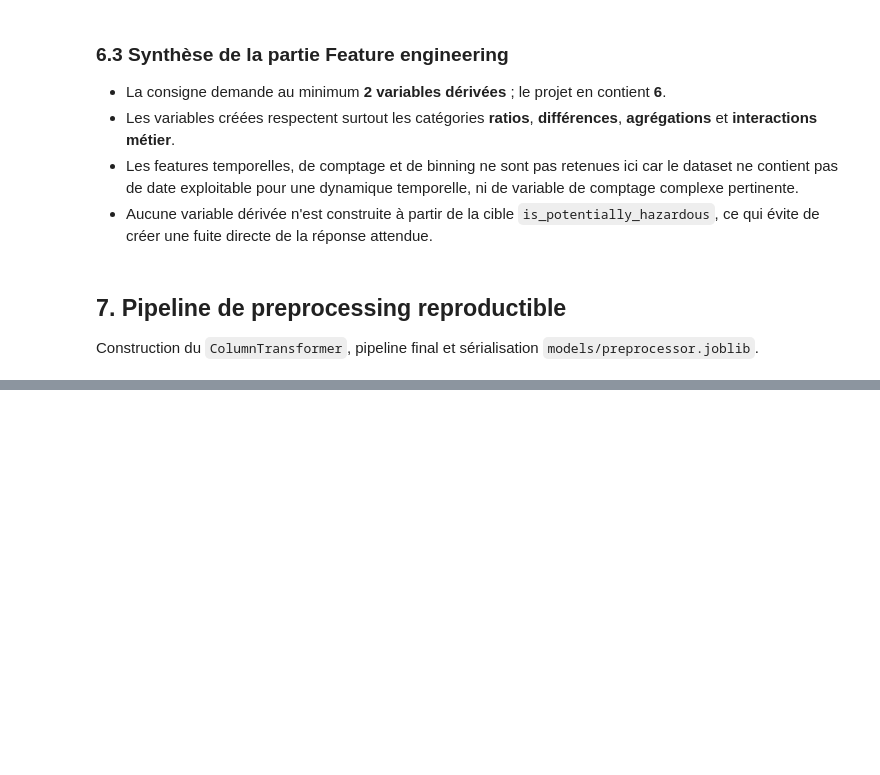
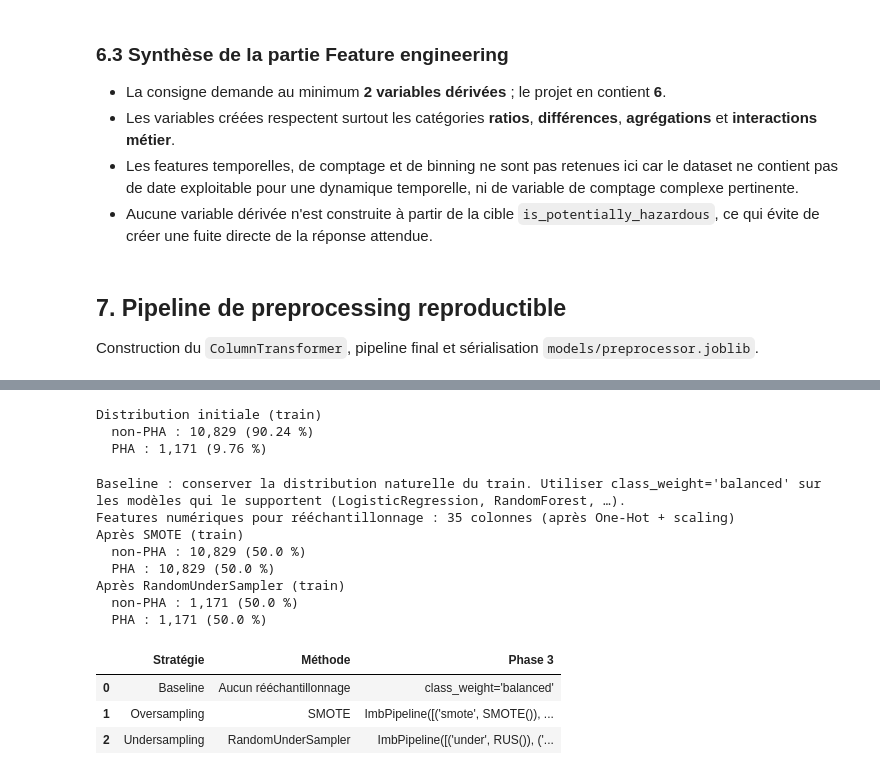
Before and after one commit to zakariyaee/Projet_ML, a Jupyter notebook: notebooks/03_preprocessing.ipynb, the cells around one changed output, grey strips where cells are left out. Cells and saved outputs as stored; diff of their text form; code cells hidden in the pictures; blank space fills up the shorter version.

```diff
--- a/notebooks/03_preprocessing.ipynb
+++ b/notebooks/03_preprocessing.ipynb
@@ -510,0 +666,62 @@ print("Preprocessor sérialisé dans models/preprocessor.joblib")
+# %%
+from imblearn.over_sampling import SMOTE
+from imblearn.under_sampling import RandomUnderSampler
+from imblearn.pipeline import Pipeline as ImbPipeline
+
+X_tr = train_df.drop(columns=[TARGET])
+y_tr = train_df[TARGET]
+
+def class_distribution(y, title):
+    counts = pd.Series(y).value_counts().sort_index()
+    pct = (counts / len(y) * 100).round(2)
+    print(f"{title}")
+    for cls, n in counts.items():
+        label = "PHA" if cls == 1 else "non-PHA"
+        print(f"  {label} : {n:,} ({pct[cls]} %)")
+
+class_distribution(y_tr, "Distribution initiale (train)")
+# %% [output]
+Distribution initiale (train)
+  non-PHA : 10,829 (90.24 %)
+  PHA : 1,171 (9.76 %)
+# %%
+# 1) Baseline — pas de rééquilibrage (class_weight='balanced' en Phase 3)
+baseline_note = (
+    "Baseline : conserver la distribution naturelle du train. "
+    "Utiliser class_weight='balanced' sur les modèles qui le supportent (LogisticRegression, RandomForest, …)."
+)
+print(baseline_note)
+
+# SMOTE / undersampling exigent des features numériques : encodage via le preprocessor (section 7)
+X_tr_num = preprocessor.fit_transform(X_tr)
+print(f"Features numériques pour rééchantillonnage : {X_tr_num.shape[1]} colonnes (après One-Hot + scaling)")
+
+# 2) SMOTE — oversampling de la classe minoritaire
+smote = SMOTE(random_state=RANDOM_STATE)
+X_smote, y_smote = smote.fit_resample(X_tr_num, y_tr)
+class_distribution(y_smote, "Après SMOTE (train)")
+
+# 3) RandomUnderSampler — undersampling de la majoritaire
+rus = RandomUnderSampler(random_state=RANDOM_STATE)
+X_under, y_under = rus.fit_resample(X_tr_num, y_tr)
+class_distribution(y_under, "Après RandomUnderSampler (train)")
+
+resampling_summary = pd.DataFrame([
+    {"Stratégie": "Baseline", "Méthode": "Aucun rééchantillonnage", "Phase 3": "class_weight='balanced'"},
+    {"Stratégie": "Oversampling", "Méthode": "SMOTE", "Phase 3": "ImbPipeline([('smote', SMOTE()), ('model', …)])"},
+    {"Stratégie": "Undersampling", "Méthode": "RandomUnderSampler", "Phase 3": "ImbPipeline([('under', RUS()), ('model', …)])"},
+])
+display(resampling_summary)
+# %% [output]
+Baseline : conserver la distribution naturelle du train. Utiliser class_weight='balanced' sur les modèles qui le supportent (LogisticRegression, RandomForest, …).
+Features numériques pour rééchantillonnage : 35 colonnes (après One-Hot + scaling)
+Après SMOTE (train)
+  non-PHA : 10,829 (50.0 %)
+  PHA : 10,829 (50.0 %)
+Après RandomUnderSampler (train)
+  non-PHA : 1,171 (50.0 %)
+  PHA : 1,171 (50.0 %)
+|  | Stratégie | Méthode | Phase 3 |
+| 0 | Baseline | Aucun rééchantillonnage | class_weight='balanced' |
+| 1 | Oversampling | SMOTE | ImbPipeline([('smote', SMOTE()), ... |
+| 2 | Undersampling | RandomUnderSampler | ImbPipeline([('under', RUS()), ('... |
```
Also changed, not shown: parts of 18 cells of this notebook.
